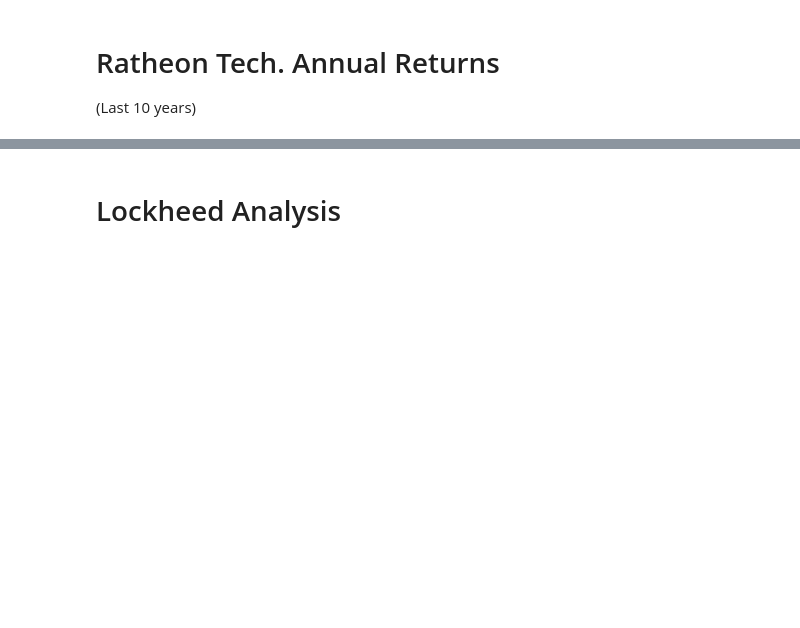
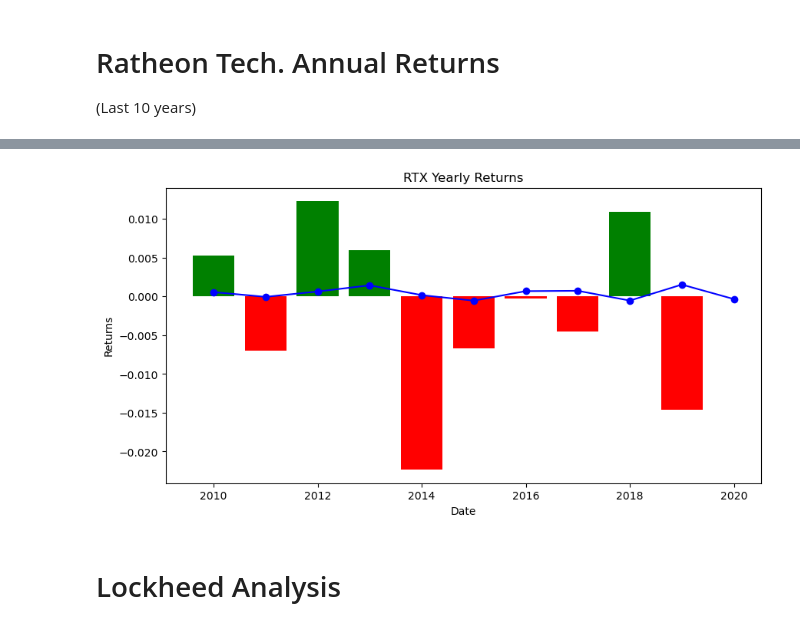
Before and after one commit to pauleppers/StockAnalysis, a Jupyter notebook: Relative_Value_Analysis.ipynb, the cells around one changed output, grey strips where cells are left out. Cells and saved outputs as stored; diff of their text form; code cells hidden in the pictures; blank space fills up the shorter version.

```diff
--- a/Relative_Value_Analysis.ipynb
+++ b/Relative_Value_Analysis.ipynb
@@ -469,12 +501,15 @@ yearly_returns_avg
 # %%
 colors = yearly.ReturnsPositive.map({True: 'g', False: 'r'})
 plt.figure(figsize=(10,5))
 plt.bar(yearly['Years'], yearly['Returns'], color=colors, align='center')
 plt.plot(yearly_returns_avg, marker='o', color='b')
-plt.title('NOC Yearly Returns')
+plt.title('RTX Yearly Returns')
 plt.xlabel('Date')
 plt.ylabel('Returns')
+plt.savefig('stanalysis\static\RTX_Yearly_Returns_Chart.png')
 plt.show()
+# %% [output]
+[figure, added]
 # %% [markdown]
 # Lockheed Analysis
 # %%
```
Also changed, not shown: parts of 55 cells of this notebook.
